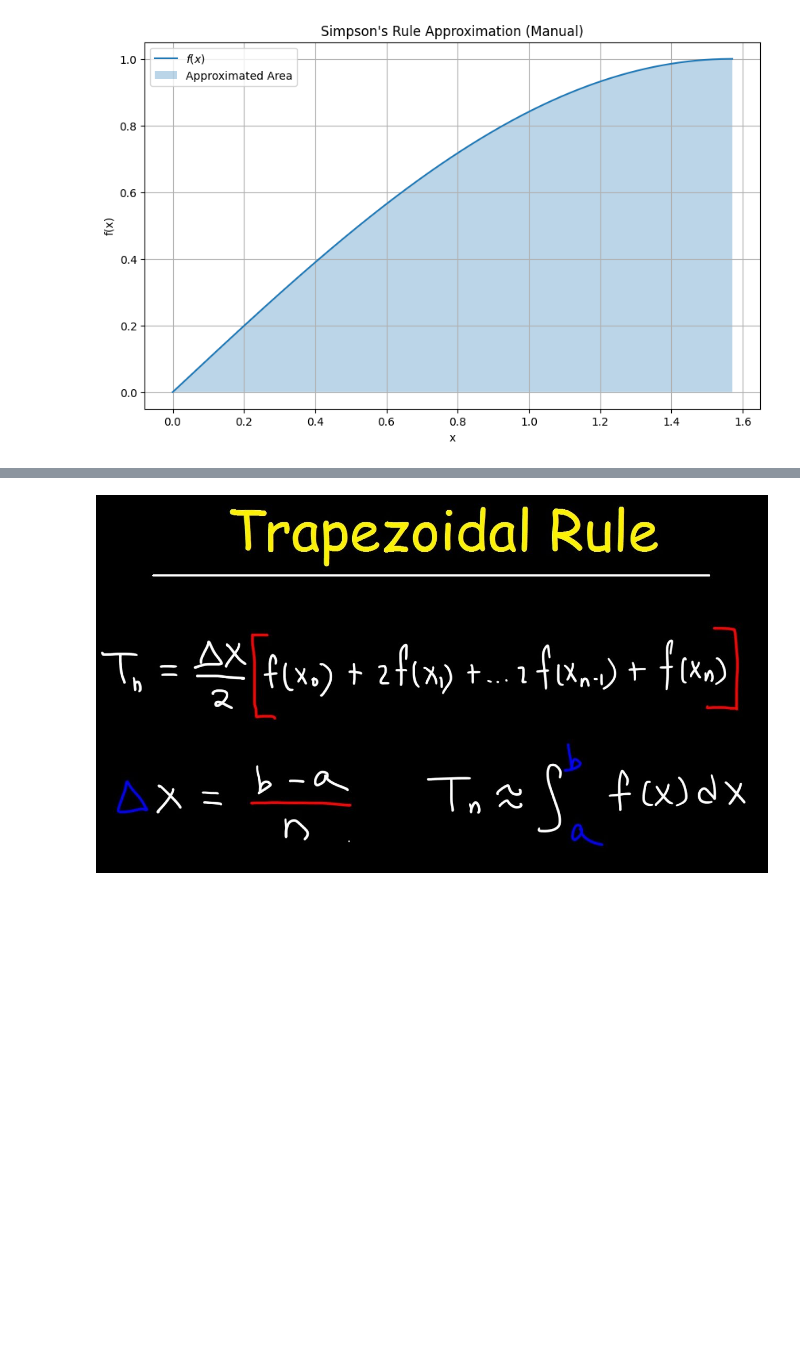
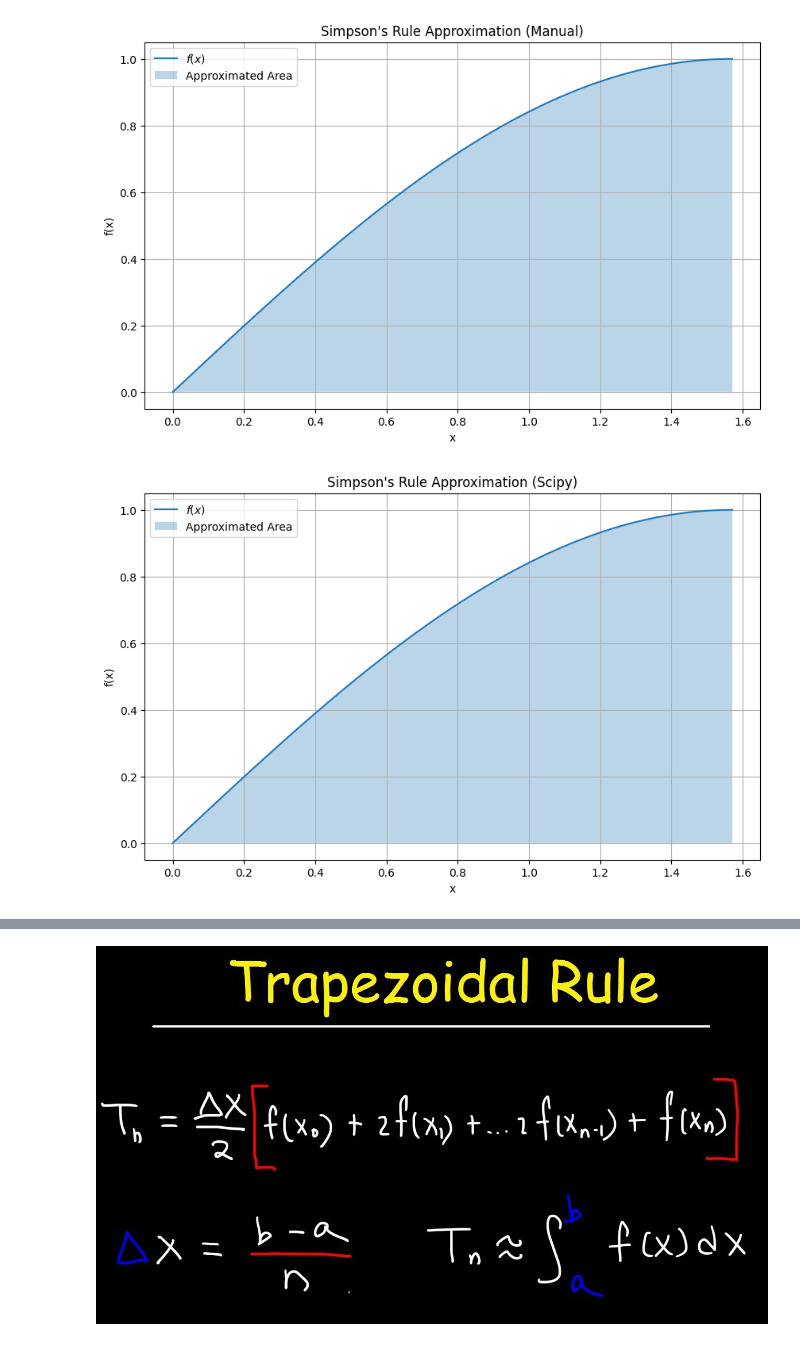
Before and after one commit to aqsnyder/eng_math, a Jupyter notebook: integration_techniques.ipynb, the cells around one changed output, grey strips where cells are left out. Saved outputs shown, nothing was run; the diff lists cells and outputs as text; code cells hidden in the pictures; blank space fills up the shorter version.

```diff
--- a/integration_techniques.ipynb
+++ b/integration_techniques.ipynb
@@ -183,5 +187,52 @@ def simpsons_rule_integration(f, a, b, n, h, plot=False):
 approximation = simpsons_rule_integration(f, a, b, n, h, plot=True)
 # %% [output]
 [figure]
+# %%
+def simpsons_rule_integration_scipy(f, a, b, n, plot=False):
+    # Calculate the x values for the subinterval points
+    x_values = np.linspace(a, b, n + 1)
+
+    #-------------------------------------------------------------------------------------------------------------
+    # random_gaps = np.random.uniform(-0.1, 0.1, size=n+1)
+    # random_gaps = np.round(random_gaps * 1000) / 1000
+    # random_gaps[0], random_gaps[-1] = 0, 0  # Ensure start and end points don't change
+    # x_values += random_gaps
+    # x_values = np.round(x_values, 3)  # Ensure x_values themselves are rounded to 3 decimal places
+    #-------------------------------------------------------------------------------------------------------------
+
+    # Calculate the function values at the subinterval points
+    y_values = np.array([f.subs(x, xi) for xi in x_values])
+
+    # Compute the approximation using scipy's Simpson's rule
+    approximation = simps(y_values, x_values)
+
+    if plot:
+        # Create a numeric version of the function for plotting
+        f_numeric = sp.lambdify(x, f, 'numpy')
+
+        # Generate x values for plotting
+        x_vals = np.linspace(a, b, 400)
+        y_vals = f_numeric(x_vals)
+
+        # Plot the function
+        plt.figure(figsize=(10, 6))
+        plt.plot(x_vals, y_vals, label='$f(x)$')
+
+        # Plot the shaded area under the curve for the approximation
+        plt.fill_between(x_vals, y_vals, alpha=0.3, label="Approximated Area")
+
+        plt.xlabel('x')
+        plt.ylabel('f(x)')
+        plt.title("Simpson's Rule Approximation (Scipy)")
+        plt.legend()
+        plt.grid(True)
+        plt.show()
+
+    return approximation
+
+# Call the function with and without plotting
+approximation = simpsons_rule_integration_scipy(f, a, b, n, plot=True)
+# %% [output]
+[figure, added]
 # %%
 def graph_simpson_error():
```
Also changed, not shown: parts of 6 cells of this notebook.
